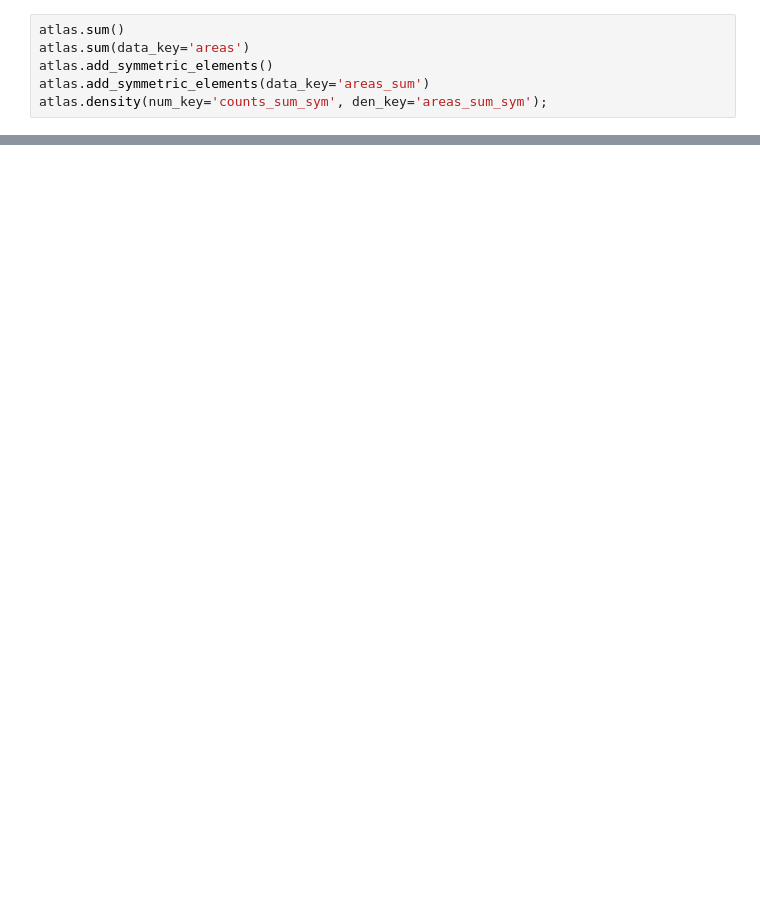
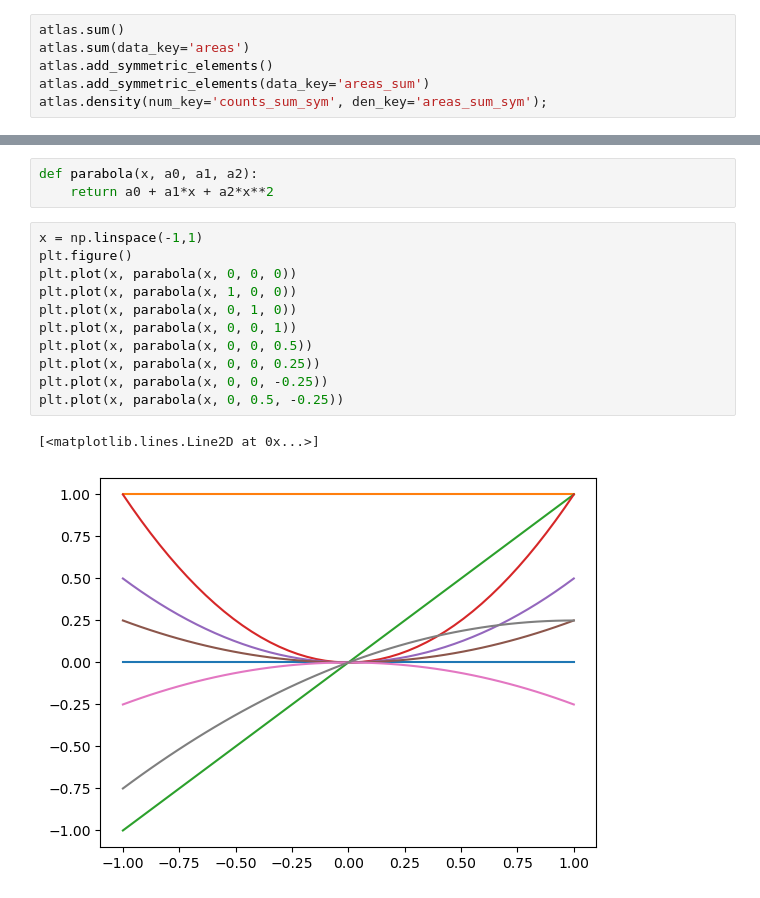
Before and after one commit to d-foust/spideymaps, a Jupyter notebook: shapely_dev.ipynb, the cells around one changed output, grey strips where cells are left out. Cells and saved outputs as stored; diff of their text form; blank space fills up the shorter version.

```diff
--- a/shapely_dev.ipynb
+++ b/shapely_dev.ipynb
@@ -136,0 +140,17 @@ dtype: int64
+# %%
+def parabola(x, a0, a1, a2):
+    return a0 + a1*x + a2*x**2
+# %%
+x = np.linspace(-1,1)
+plt.figure()
+plt.plot(x, parabola(x, 0, 0, 0))
+plt.plot(x, parabola(x, 1, 0, 0))
+plt.plot(x, parabola(x, 0, 1, 0))
+plt.plot(x, parabola(x, 0, 0, 1))
+plt.plot(x, parabola(x, 0, 0, 0.5))
+plt.plot(x, parabola(x, 0, 0, 0.25))
+plt.plot(x, parabola(x, 0, 0, -0.25))
+plt.plot(x, parabola(x, 0, 0.5, -0.25))
+# %% [output]
+[<matplotlib.lines.Line2D at 0x...>]
+[figure, added]
```
Also changed, not shown: parts of 11 cells of this notebook, 3 other files.
